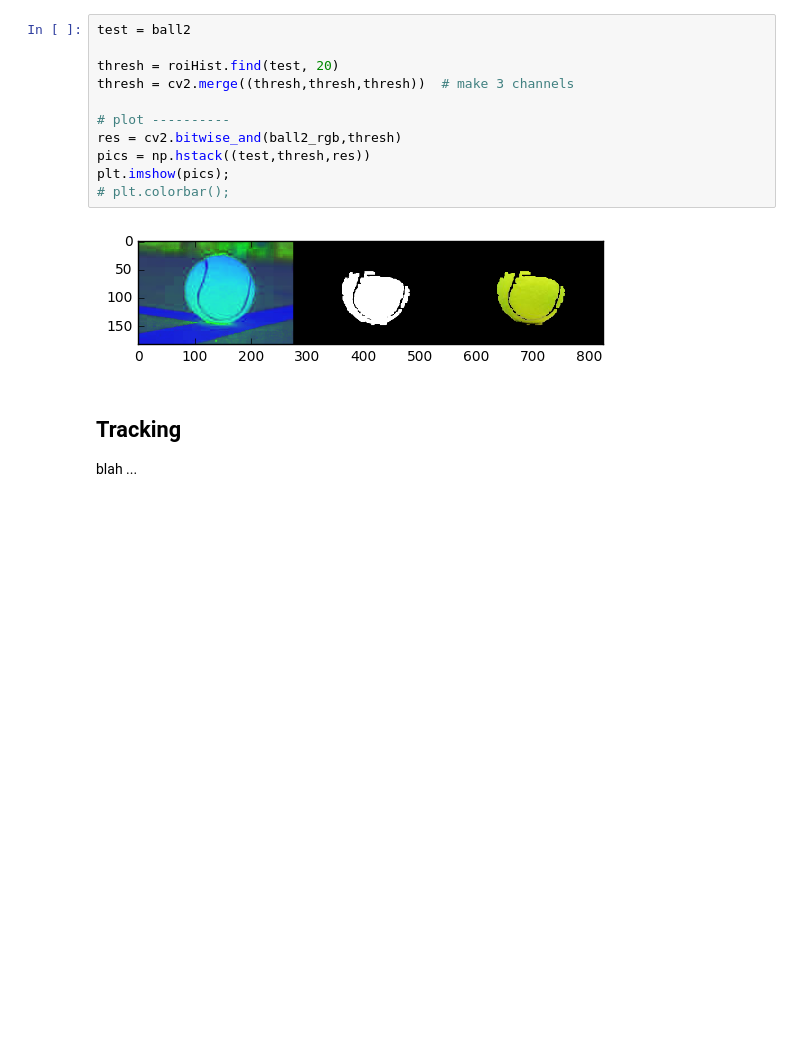
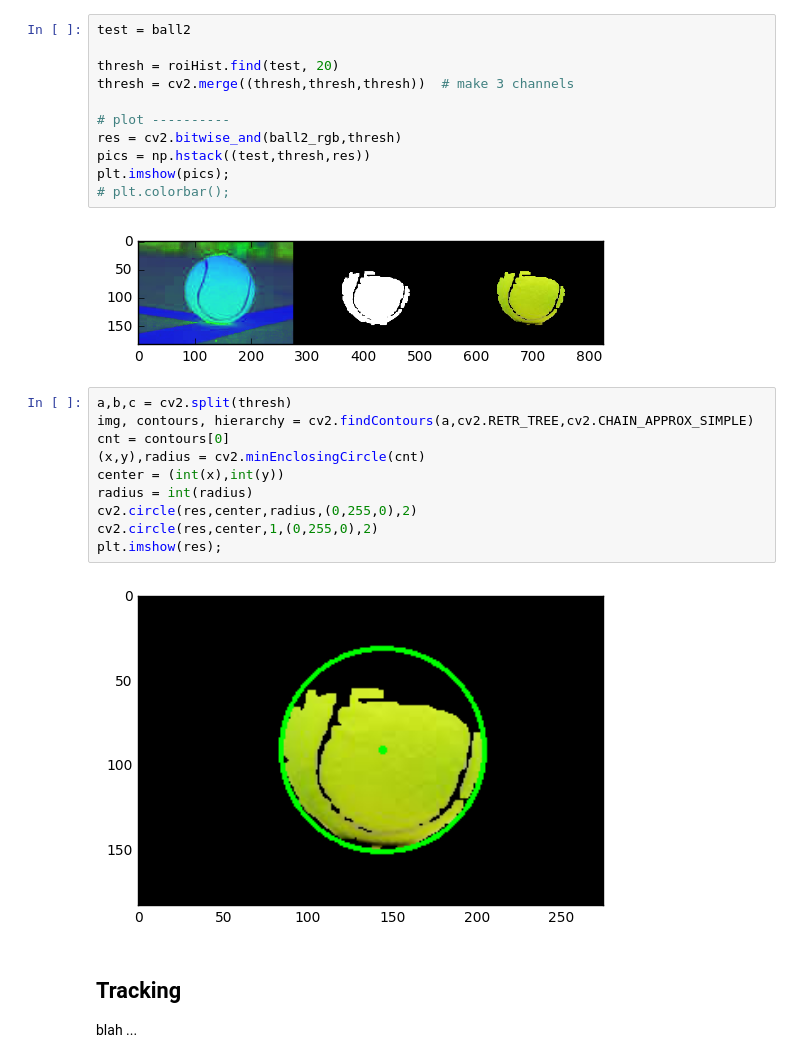
Before and after one commit to BrainSpawnInfosphere/walkingeye, a Jupyter notebook: docs/ipython/histogram_tracking-Copy2.ipynb, the cells around one changed output. Saved outputs shown, nothing was run; the diff lists cells and outputs as text; blank space fills up the shorter version.

```diff
--- a/docs/ipython/histogram_tracking-Copy2.ipynb
+++ b/docs/ipython/histogram_tracking-Copy2.ipynb
@@ -206,6 +211,18 @@ plt.imshow(pics);
 # plt.colorbar();
 # %% [output]
 [figure]
+# %%
+a,b,c = cv2.split(thresh)
+img, contours, hierarchy = cv2.findContours(a,cv2.RETR_TREE,cv2.CHAIN_APPROX_SIMPLE)
+cnt = contours[0]
+(x,y),radius = cv2.minEnclosingCircle(cnt)
+center = (int(x),int(y))
+radius = int(radius)
+cv2.circle(res,center,radius,(0,255,0),2)
+cv2.circle(res,center,1,(0,255,0),2)
+plt.imshow(res);
+# %% [output]
+[figure, added]
 # %% [markdown]
 ## Tracking
 
```
Also changed, not shown: parts of 3 cells of this notebook, 21 other files.
